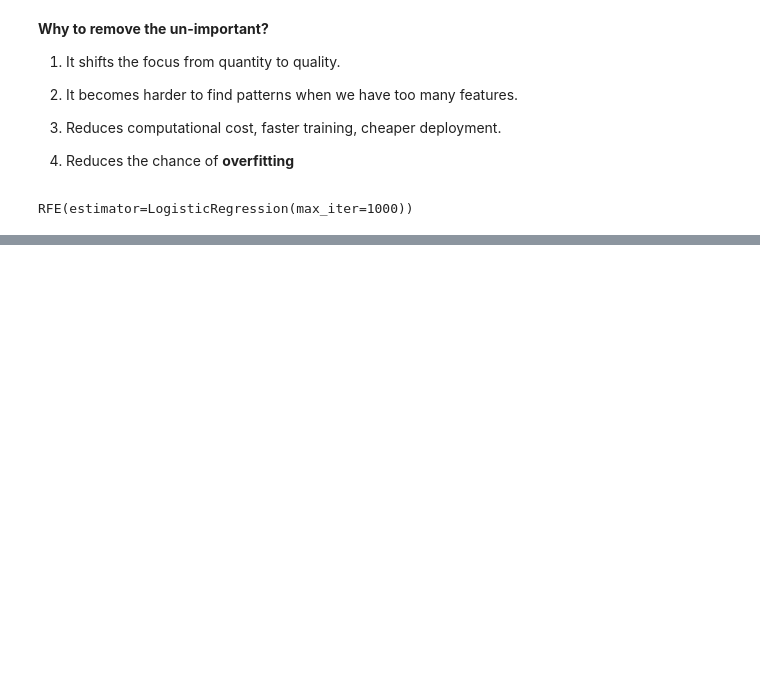
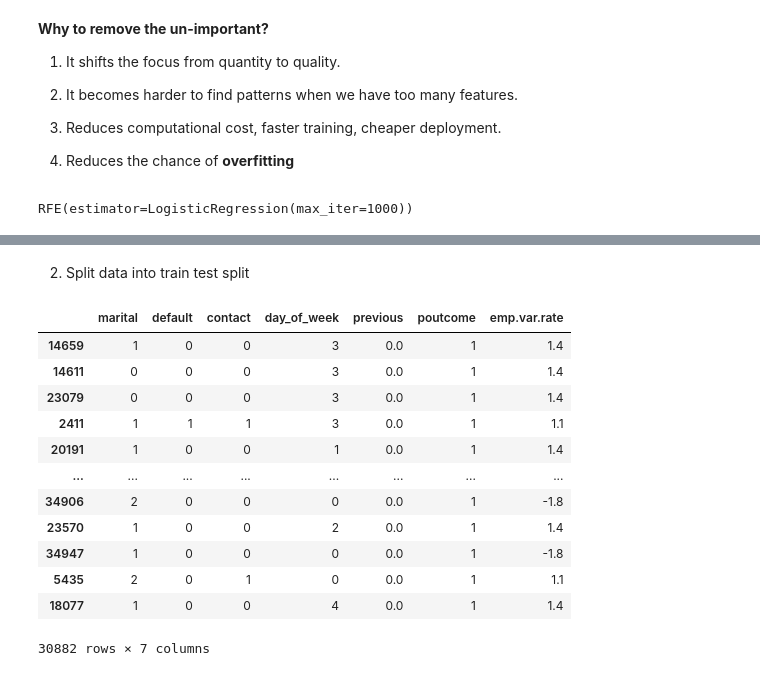
Before and after one commit to xnihal05/data-science-from-scratch, a Jupyter notebook: day_20_21_logistical_handson.ipynb, the cells around one changed output, grey strips where cells are left out. Saved outputs shown, nothing was run; the diff lists cells and outputs as text; code cells hidden in the pictures; blank space fills up the shorter version.

```diff
--- a/day_20_21_logistical_handson.ipynb
+++ b/day_20_21_logistical_handson.ipynb
@@ -528,0 +627,2 @@ print(list(df.columns))
+# %% [markdown]
+2. Split data into train test split
@@ -528,0 +631,18 @@ print(list(df.columns))
+# %%
+x_train,x_test,y_train,y_test= train_test_split(x,y)
+# %%
+x_train
+# %% [output]
+|  | marital | default | contact | day_of_week | previous | poutcome | emp.var.rate |
+| 14659 | 1 | 0 | 0 | 3 | 0.0 | 1 | 1.4 |
+| 14611 | 0 | 0 | 0 | 3 | 0.0 | 1 | 1.4 |
+| 23079 | 0 | 0 | 0 | 3 | 0.0 | 1 | 1.4 |
+| 2411 | 1 | 1 | 1 | 3 | 0.0 | 1 | 1.1 |
+| 20191 | 1 | 0 | 0 | 1 | 0.0 | 1 | 1.4 |
+| ... | ... | ... | ... | ... | ... | ... | ... |
+| 34906 | 2 | 0 | 0 | 0 | 0.0 | 1 | -1.8 |
+| 23570 | 1 | 0 | 0 | 2 | 0.0 | 1 | 1.4 |
+| 34947 | 1 | 0 | 0 | 0 | 0.0 | 1 | -1.8 |
+| 5435 | 2 | 0 | 1 | 0 | 0.0 | 1 | 1.1 |
+| 18077 | 1 | 0 | 0 | 4 | 0.0 | 1 | 1.4 |
+30882 rows × 7 columns
```
Also changed, not shown: parts of 44 cells of this notebook.
